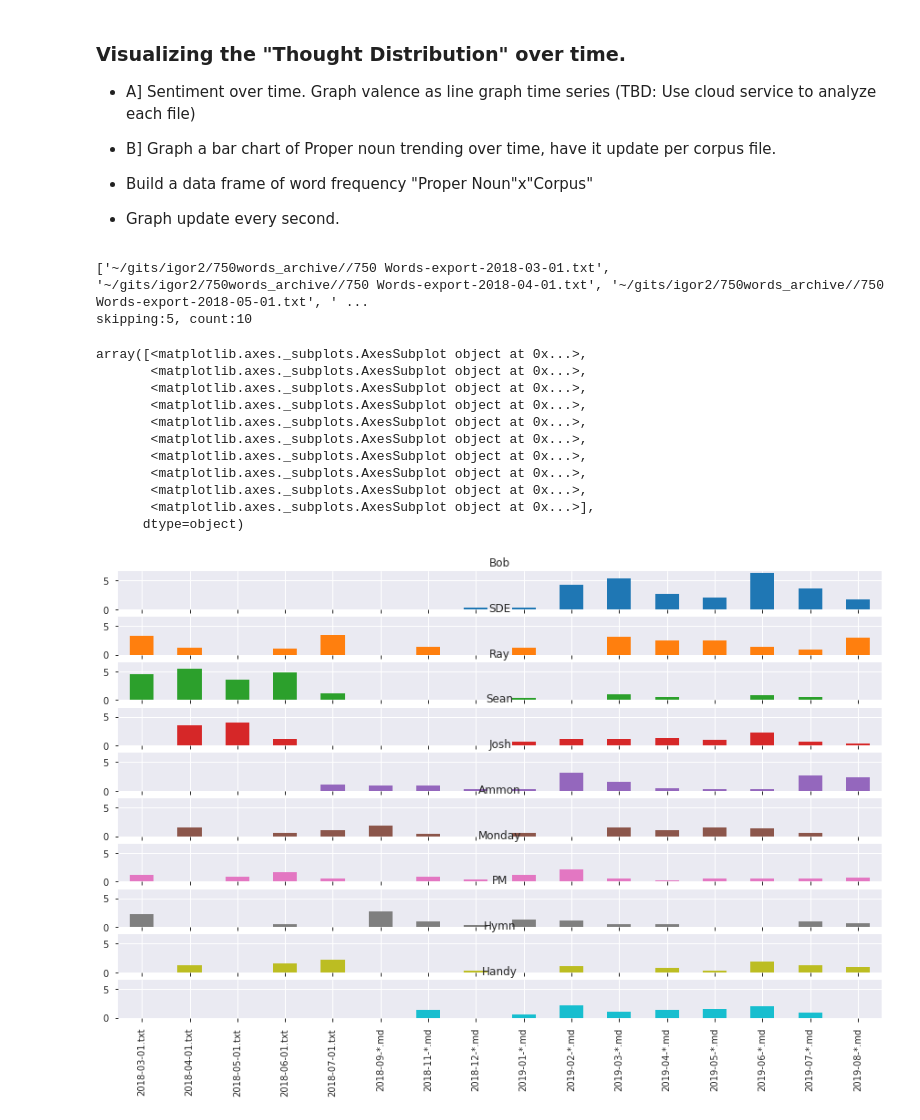
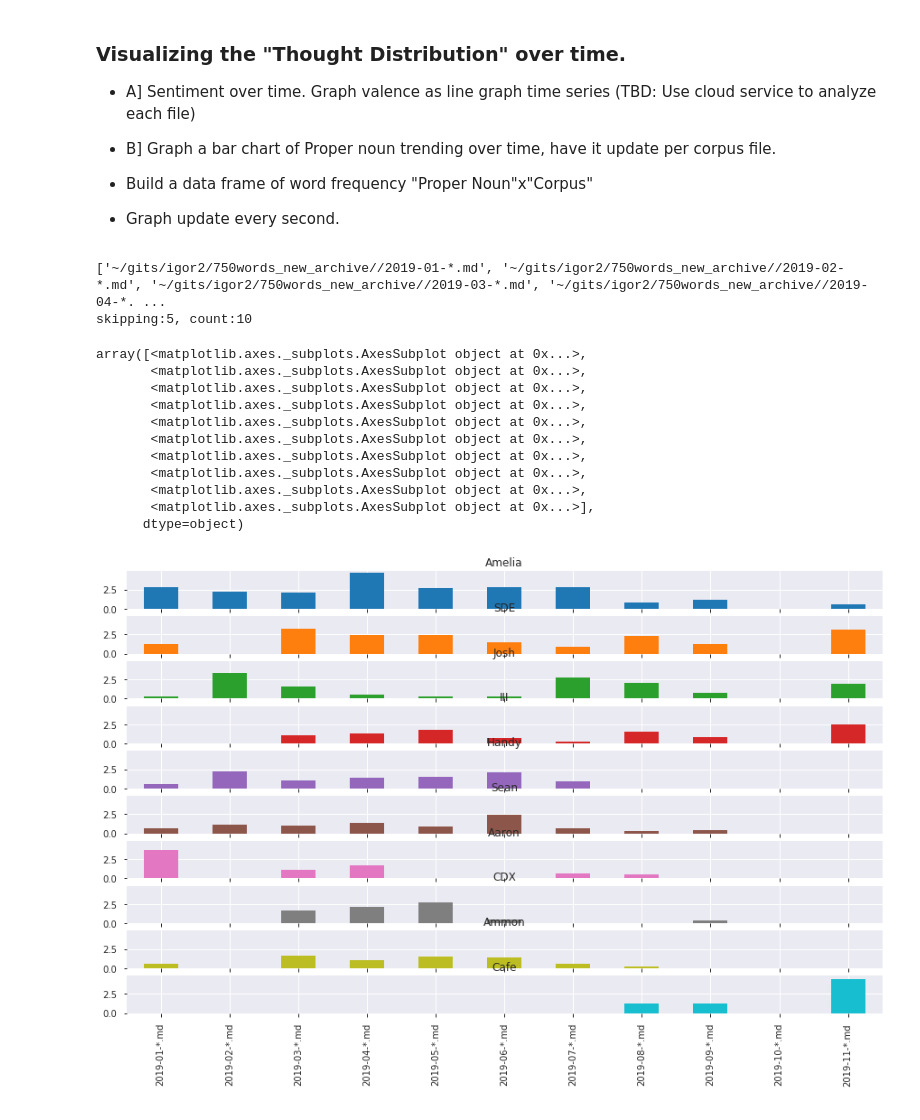
Before and after one commit to idvorkin/jupyter, a Jupyter notebook: PlayNLP.ipynb, the cells around one changed output. Cells and saved outputs as stored; diff of their text form; code cells hidden in the pictures.

```diff
--- a/PlayNLP.ipynb
+++ b/PlayNLP.ipynb
@@ -52,6 +52,7 @@ domain_stop_words = set(
     Deliberate Disciplined Daily
     Know Essential Provide Context
     First Understand Appreciate
+    Hymn Monday
     """.lower().split()
 )
 
@@ -233,11 +234,11 @@ corpus_path_months[2018] = [
 ] + [glob750_new_archive(2018, month) for month in (9, 11, 12)]
 
 corpus_path_months[2019] = [
-    glob750_new_archive(2019, month) for month in range(1, 8)
-] + [glob750(2019, month) for month in range(8, 9)]
+    glob750_new_archive(2019, month) for month in range(1, 11)
+] + [glob750_latest(2019, month) for month in range(11, 12)]
 
 corpus_path_months_trailing = [
-    glob750(2018, month) for month in (9, 11, 12)
+    glob750_new_archive(2018, month) for month in (9, 11, 12)
 ] + corpus_path_months[2019]
 
 
@@ -414,7 +420,8 @@ def PathToFriendlyTitle(path: str):
         return path
 # %%
 # corpus_paths = corpus_path_months[2018]+corpus_path_months[2019]
-corpus_paths = corpus_path_months[2018] + corpus_path_months[2019]
+# corpus_paths = corpus_path_months[2018] + corpus_path_months[2019]
+corpus_paths = corpus_path_months[2019]
 print(corpus_paths)
 pdfs = [
     MakePDF(GetInterestingForCorpusPath(p, "PROPN"), PathToFriendlyTitle(p))
@@ -431,35 +438,35 @@ for pdf in pdfs:
 # I  suspect it'd be interesting to sort by TF*IDF because it'll make words that are present
 # only in a few months get a boost.
 wordByTimespan["word_frequency"] = wordByTimespan.sum(skipna=True, axis="columns")
 wordByTimespan = wordByTimespan.sort_values("word_frequency", ascending=False)
 
 
 # Remove total column
 wordByTimespan = wordByTimespan.iloc[:, :-1]
 
 top_words_to_skip, count_words = 5, 10
 print(f"skipping:{top_words_to_skip}, count:{count_words} ")
 
 # wordByTimespan.iloc[:50, :].plot( kind="bar", subplots=False, legend=False, figsize=(15, 14), sharey=True )
 wordByTimespan.iloc[top_words_to_skip : top_words_to_skip + count_words, :].T.plot(
     kind="bar", subplots=True, legend=False, figsize=(15, 9), sharey=True
 )
 # wordByTimespan.iloc[:13, :].T.plot( kind="bar", subplots=False, legend=True, figsize=(15, 14), sharey=True )
 # %% [output]
-['~/gits/igor2/750words_archive//750 Words-export-2018-03-01.txt', '~/gits/igor2/750words_archive//750 Words-export-2018-04-01.txt', '~/gits/igor2/750words_archive//750 Words-export-2018-05-01.txt', ' ...
+['~/gits/igor2/750words_new_archive//2019-01-*.md', '~/gits/igor2/750words_new_archive//2019-02-*.md', '~/gits/igor2/750words_new_archive//2019-03-*.md', '~/gits/igor2/750words_new_archive//2019-04-*. ...
 skipping:5, count:10
 array([<matplotlib.axes._subplots.AxesSubplot object at 0x...>,
        <matplotlib.axes._subplots.AxesSubplot object at 0x...>,
        <matplotlib.axes._subplots.AxesSubplot object at 0x...>,
        <matplotlib.axes._subplots.AxesSubplot object at 0x...>,
        <matplotlib.axes._subplots.AxesSubplot object at 0x...>,
        <matplotlib.axes._subplots.AxesSubplot object at 0x...>,
        <matplotlib.axes._subplots.AxesSubplot object at 0x...>,
        <matplotlib.axes._subplots.AxesSubplot object at 0x...>,
        <matplotlib.axes._subplots.AxesSubplot object at 0x...>,
        <matplotlib.axes._subplots.AxesSubplot object at 0x...>],
       dtype=object)
-[figure, old version]
+[figure, new version]
 # %%
 top_word_by_year = wordByTimespan.iloc[:15, :][
     ::-1
```
Also changed, not shown: parts of 10 cells of this notebook, 2 other files.
